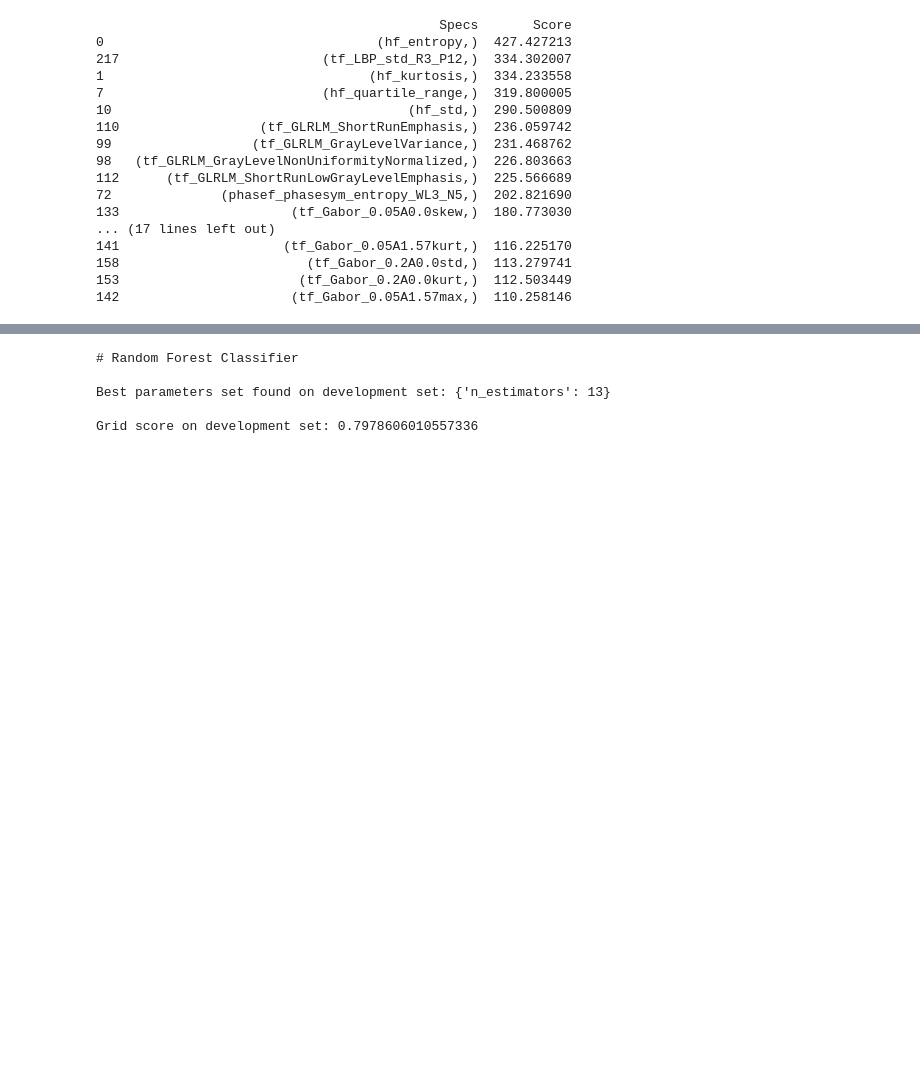
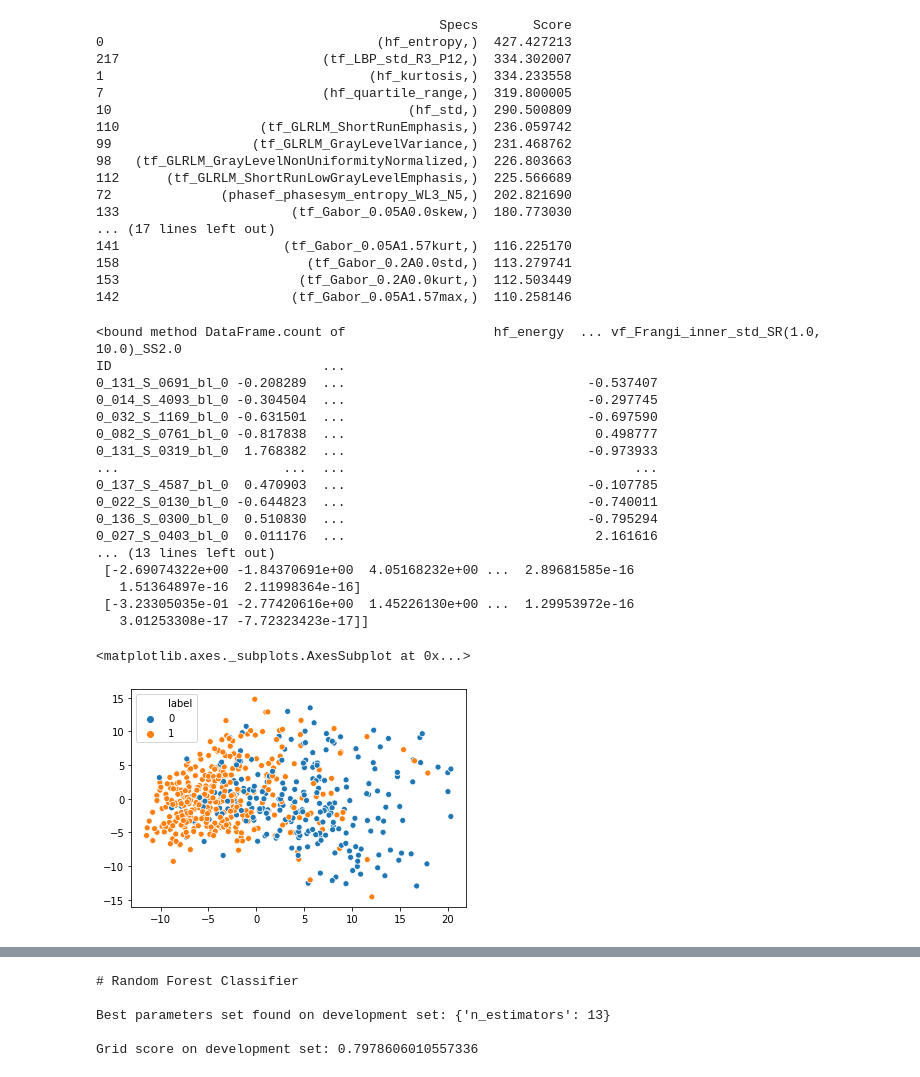
Before and after one commit to LauraSchellekens/TM10007_-private_-group, a Jupyter notebook: assignment.ipynb, the cells around one changed output, grey strips where cells are left out. Cells and saved outputs as stored; diff of their text form; code cells hidden in the pictures; blank space fills up the shorter version.

```diff
--- a/assignment.ipynb
+++ b/assignment.ipynb
@@ -221,3 +215,37 @@ z2=XX
 x2=z2.iloc[:,2]
 y = np.array(y_train)
 seaborn.scatterplot(x=x1, y=x2, hue=y)
+# %%
+# Code for PCA
+from sklearn import decomposition
+import seaborn
+# nb_features = X_train_scaled.count
+pca = decomposition.PCA(n_components=258) #DIT MOETEN WE NOG GENERALISEREN
+X_pca= X_train_scaled
+test= X_test_scaled
+pca.fit(X_pca)
+X_train_pca = pca.transform(X)
+y= y_train
+X_test_pca = pca.transform(test)
+print(X_train_pca)
+seaborn.scatterplot(x=X_train_pca[:, 0], y=X_train_pca[:, 1], hue=y)
+# %% [output]
+<bound method DataFrame.count of                   hf_energy  ... vf_Frangi_inner_std_SR(1.0, 10.0)_SS2.0
+ID                           ...
+0_131_S_0691_bl_0 -0.208289  ...                               -0.537407
+0_014_S_4093_bl_0 -0.304504  ...                               -0.297745
+0_032_S_1169_bl_0 -0.631501  ...                               -0.697590
+0_082_S_0761_bl_0 -0.817838  ...                                0.498777
+0_131_S_0319_bl_0  1.768382  ...                               -0.973933
+...                     ...  ...                                     ...
+0_137_S_4587_bl_0  0.470903  ...                               -0.107785
+0_022_S_0130_bl_0 -0.644823  ...                               -0.740011
+0_136_S_0300_bl_0  0.510830  ...                               -0.795294
+0_027_S_0403_bl_0  0.011176  ...                                2.161616
+... (13 lines left out)
+ [-2.69074322e+00 -1.84370691e+00  4.05168232e+00 ...  2.89681585e-16
+   1.51364897e-16  2.11998364e-16]
+ [-3.23305035e-01 -2.77420616e+00  1.45226130e+00 ...  1.29953972e-16
+   3.01253308e-17 -7.72323423e-17]]
+<matplotlib.axes._subplots.AxesSubplot at 0x...>
+[figure, added]
```
Also changed, not shown: parts of 5 cells of this notebook.
